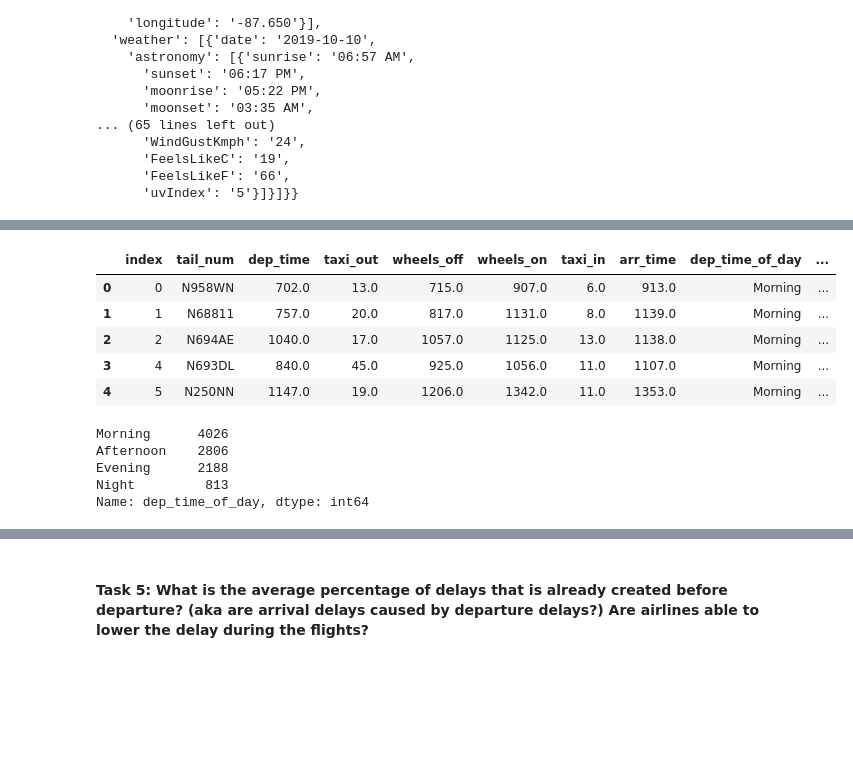
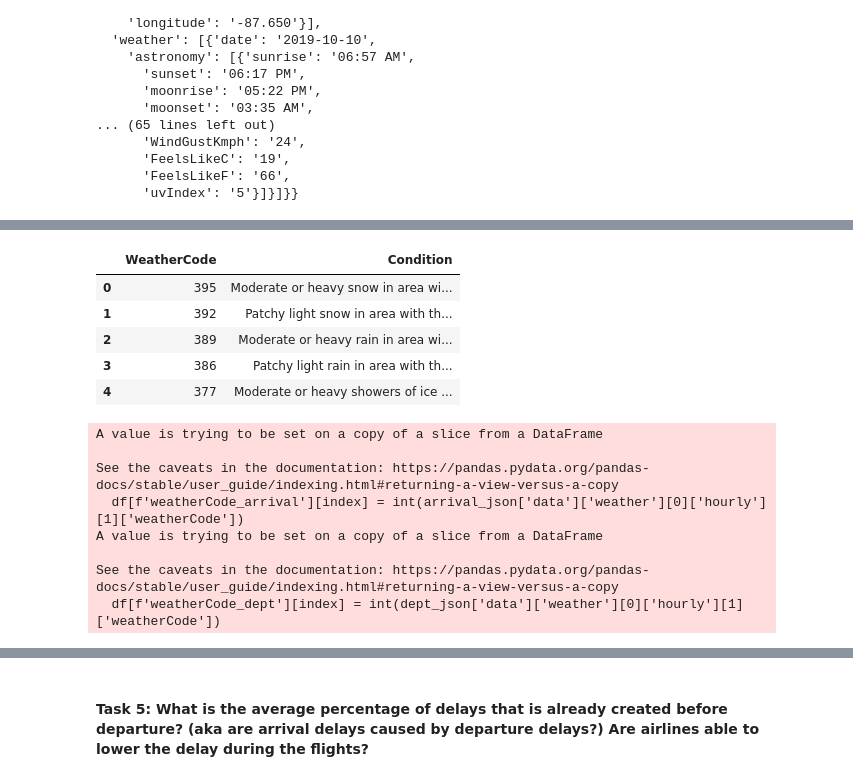
Before and after one commit to BRCanada/Flight-Delay-Prediction, a Jupyter notebook: Flight_Data_Exploration_HC.ipynb, the cells around one changed output, grey strips where cells are left out. Saved outputs shown, nothing was run; the diff lists cells and outputs as text; code cells hidden in the pictures; blank space fills up the shorter version.

```diff
--- a/Flight_Data_Exploration_HC.ipynb
+++ b/Flight_Data_Exploration_HC.ipynb
@@ -376,17 +220,13 @@ df_taxi['arr_time_of_day'] = df_taxi.apply(lambda df: time_of_day(df, method='ar
+# %%
+weather_code = pd.read_csv('https://www.worldweatheronline.com/feed/wwoConditionCodes.txt', delimiter='\t', index_col=0)
+weather_code.drop(['DayIcon', 'NightIcon'], axis = 1, inplace = True)
+weather_code.reset_index(inplace = True)
 # %%
-df_taxi.head()
+weather_code.head()
 # %% [output]
-|  | index | tail_num | dep_time | taxi_out | wheels_off | wheels_on | taxi_in | arr_time | dep_time_of_day | ... |
-| 0 | 0 | N958WN | 702.0 | 13.0 | 715.0 | 907.0 | 6.0 | 913.0 | Morning | ... |
-| 1 | 1 | N68811 | 757.0 | 20.0 | 817.0 | 1131.0 | 8.0 | 1139.0 | Morning | ... |
-| 2 | 2 | N694AE | 1040.0 | 17.0 | 1057.0 | 1125.0 | 13.0 | 1138.0 | Morning | ... |
-| 3 | 4 | N693DL | 840.0 | 45.0 | 925.0 | 1056.0 | 11.0 | 1107.0 | Morning | ... |
-| 4 | 5 | N250NN | 1147.0 | 19.0 | 1206.0 | 1342.0 | 11.0 | 1353.0 | Morning | ... |
+|  | WeatherCode | Condition |
+| 0 | 395 | Moderate or heavy snow in area wi... |
+| 1 | 392 | Patchy light snow in area with th... |
+| 2 | 389 | Moderate or heavy rain in area wi... |
+| 3 | 386 | Patchy light rain in area with th... |
+| 4 | 377 | Moderate or heavy showers of ice ... |
-# %%
-df_taxi['dep_time_of_day'].value_counts()
-# %% [output]
-Morning      4026
-Afternoon    2806
-Evening      2188
-Night         813
-Name: dep_time_of_day, dtype: int64
@@ -396 +262,12 @@ df_taxi['counter'] = 1
+# %%
+weather_cols(weather_df, condition_dict)
+# %% [output]
+A value is trying to be set on a copy of a slice from a DataFrame
+
+See the caveats in the documentation: https://pandas.pydata.org/pandas-docs/stable/user_guide/indexing.html#returning-a-view-versus-a-copy
+  df[f'weatherCode_arrival'][index] = int(arrival_json['data']['weather'][0]['hourly'][1]['weatherCode'])
+A value is trying to be set on a copy of a slice from a DataFrame
+
+See the caveats in the documentation: https://pandas.pydata.org/pandas-docs/stable/user_guide/indexing.html#returning-a-view-versus-a-copy
+  df[f'weatherCode_dept'][index] = int(dept_json['data']['weather'][0]['hourly'][1]['weatherCode'])
 # %%
```
Also changed, not shown: parts of 48 cells of this notebook, 5 other files.
